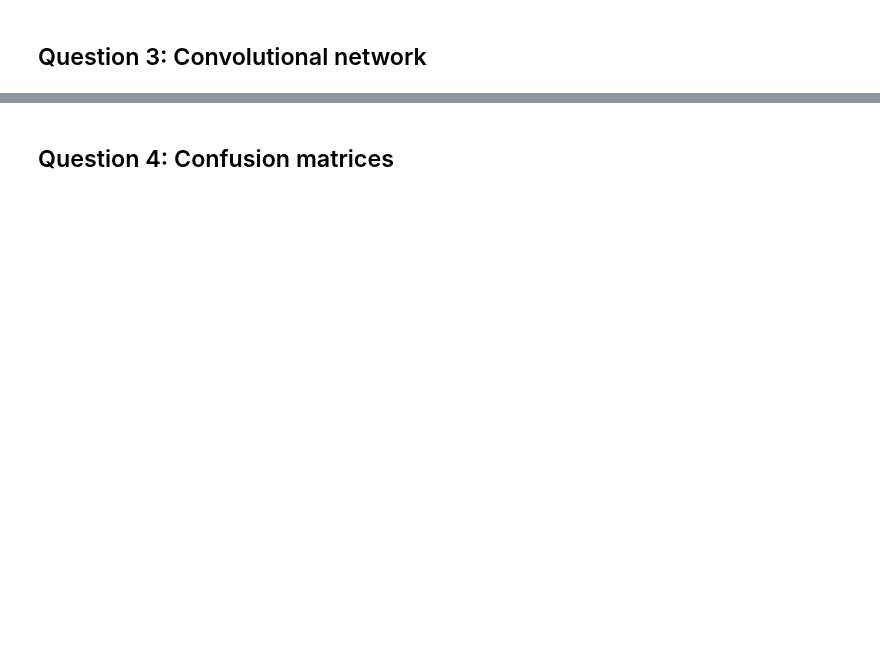
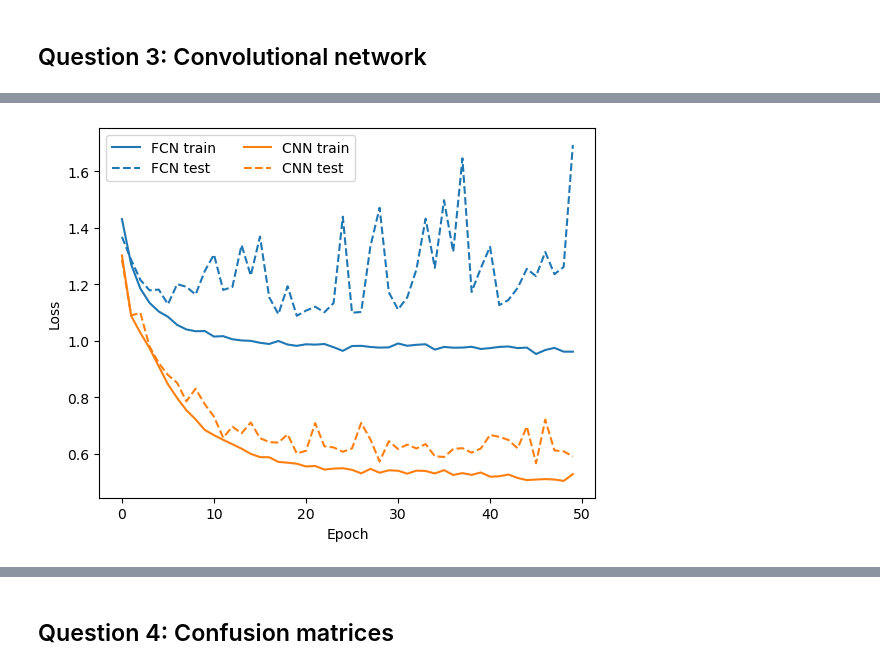
Before and after one commit to LyKex/ml_phy, a Jupyter notebook: hw3/hw3_galaxies10_SDSS_skeleton.ipynb, the cells around one changed output, grey strips where cells are left out. Drawn from its saved outputs; the diff is of its cells as text; code cells hidden in the pictures; blank space fills up the shorter version.

```diff
--- a/hw3/hw3_galaxies10_SDSS_skeleton.ipynb
+++ b/hw3/hw3_galaxies10_SDSS_skeleton.ipynb
@@ -121,0 +272,32 @@ torch.Size([1000, 3, 69, 69])
+# %%
+# Define and train the CNN
+class CNN(nn.Module):
+    def __init__(self, device):
+        super(CNN, self).__init__()
+        self.cnn_backbone = nn.Sequential(
+            nn.Conv2d(3, 8, 5),
+            nn.ReLU(),
+            nn.MaxPool2d(2, 2),
+            nn.Conv2d(8, 16, 5),
+            nn.ReLU(),
+            nn.MaxPool2d(2, 2),
+            nn.Flatten(),
+            nn.Linear(1296, 128),
+            nn.ReLU(),
+            nn.Linear(128, 64),
+            nn.ReLU(),
+        ).to(device)
+        self.classifier = nn.Linear(64, 8).to(device)
+
+    def forward(self, x):
+        x = self.cnn_backbone(x)
+        return self.classifier(x)
+
+cnn = CNN(device)
+
+train_losses_cnn = []
+test_losses_cnn = []
+for epoch in range(50):
+    print(f"Epoch {epoch + 1}\n-------------------------------")
+    train_losses_cnn.append(train(train_main_dl, cnn, nn.CrossEntropyLoss(), torch.optim.Adam(cnn.parameters(), lr=2e-3)))
+    test_losses_cnn.append(test(test_main_dl, cnn, nn.CrossEntropyLoss())[0])
@@ -121,0 +363,13 @@ torch.Size([1000, 3, 69, 69])
+# %%
+# Compare test accuracies of FCN and CNN
+
+plt.plot(train_losses, color="tab:blue", label="FCN train")
+plt.plot(test_losses, '--', color="tab:blue", label="FCN test")
+plt.plot(train_losses_cnn, color="tab:orange", label="CNN train")
+plt.plot(test_losses_cnn, '--', color="tab:orange", label="CNN test")
+plt.xlabel("Epoch")
+plt.ylabel("Loss")
+plt.legend(loc="best", ncol=2)
+plt.show()
+# %% [output]
+[figure, added]
```
Also changed, not shown: parts of 24 cells of this notebook.
